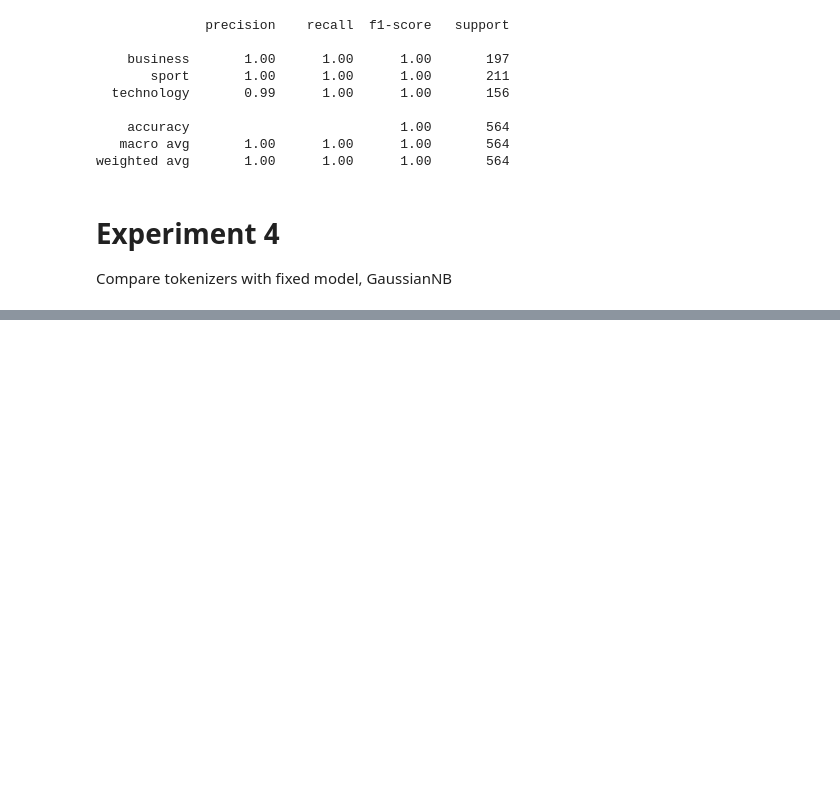
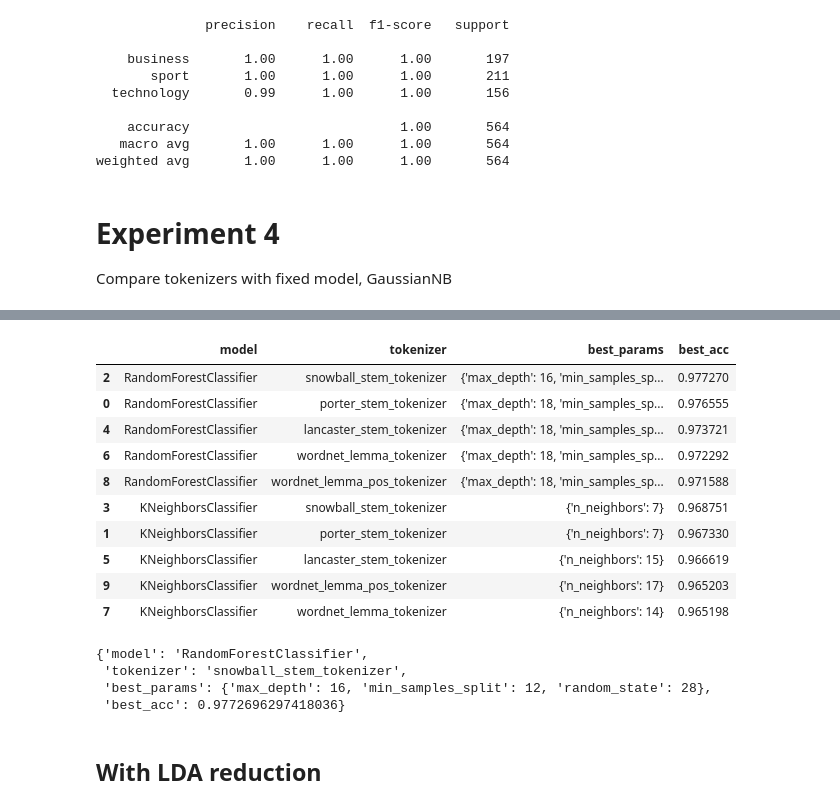
Before and after one commit to tjthanapat/ds4biz-assignment-2, a Jupyter notebook: Task 1 - News Classification/Ja'sLab.ipynb, the cells around one changed output, grey strips where cells are left out. Cells and saved outputs as stored; diff of their text form; code cells hidden in the pictures; blank space fills up the shorter version.

```diff
--- a/Task 1 - News Classification/Ja'sLab.ipynb
+++ b/Task 1 - News Classification/Ja'sLab.ipynb
@@ -34,3 +34,4 @@ raw_df
 1408 rows × 2 columns
 # %%
 raw_docs = raw_df['content']
+targets = raw_df['category']
@@ -420,0 +515,10 @@ results_df.sort_values(by=['test_acc'], ascending=False)
+# %%
+from sklearn.model_selection import GridSearchCV
+
+def parameter_tuning(model, params, X, y):
+  # 5 fold, n_jobs=-1 (use all core of processors)
+  clf = GridSearchCV(model, params, cv=5, n_jobs=-1, verbose=1)
+  result = clf.fit(X, y)
+  best_params = result.best_params_
+  best_acc = result.best_score_
+  return best_params, best_acc
@@ -420,0 +550,30 @@ results_df.sort_values(by=['test_acc'], ascending=False)
+# %%
+results = {
+  'model': list(),
+  'tokenizer': list(),
+  'best_params': list(),
+  'best_acc': list()
+}
+
+for tokenizer in tokenizers:
+  X, y = text_preprocess(tokenizer=tokenizer,
+    raw_documents=raw_docs, targets=targets, vectorizer_min_df=.01)
+
+  for model in models:
+    model_name = str(model['model'])[:-2]
+    tokenizer_name = tokenizer.__name__
+
+    print(f'Searching params for {model_name} using {tokenizer_name}')
+
+    best_params, best_acc = parameter_tuning(model['model'],
+      model['params'], X, y)
+
+    print(f'Found best params: {best_params} with accuracy {best_acc}')
+
+    results['model'].append(model_name)
+    results['tokenizer'].append(tokenizer_name)
+    results['best_params'].append(best_params)
+    results['best_acc'].append(best_acc)
+    print('-'*10)
+
+results_without_lda = results
@@ -420,0 +598,24 @@ results_df.sort_values(by=['test_acc'], ascending=False)
+# %%
+results_df = pd.DataFrame(results_without_lda)
+results_df.sort_values(by=['best_acc'], ascending=False)
+# %% [output]
+|  | model | tokenizer | best_params | best_acc |
+| 2 | RandomForestClassifier | snowball_stem_tokenizer | {'max_depth': 16, 'min_samples_sp... | 0.977270 |
+| 0 | RandomForestClassifier | porter_stem_tokenizer | {'max_depth': 18, 'min_samples_sp... | 0.976555 |
+| 4 | RandomForestClassifier | lancaster_stem_tokenizer | {'max_depth': 18, 'min_samples_sp... | 0.973721 |
+| 6 | RandomForestClassifier | wordnet_lemma_tokenizer | {'max_depth': 18, 'min_samples_sp... | 0.972292 |
+| 8 | RandomForestClassifier | wordnet_lemma_pos_tokenizer | {'max_depth': 18, 'min_samples_sp... | 0.971588 |
+| 3 | KNeighborsClassifier | snowball_stem_tokenizer | {'n_neighbors': 7} | 0.968751 |
+| 1 | KNeighborsClassifier | porter_stem_tokenizer | {'n_neighbors': 7} | 0.967330 |
+| 5 | KNeighborsClassifier | lancaster_stem_tokenizer | {'n_neighbors': 15} | 0.966619 |
+| 9 | KNeighborsClassifier | wordnet_lemma_pos_tokenizer | {'n_neighbors': 17} | 0.965203 |
+| 7 | KNeighborsClassifier | wordnet_lemma_tokenizer | {'n_neighbors': 14} | 0.965198 |
+# %%
+results_df.loc[2].to_dict()
+# %% [output]
+{'model': 'RandomForestClassifier',
+ 'tokenizer': 'snowball_stem_tokenizer',
+ 'best_params': {'max_depth': 16, 'min_samples_split': 12, 'random_state': 28},
+ 'best_acc': 0.9772696297418036}
+# %% [markdown]
+## With LDA reduction
```
Also changed, not shown: parts of 32 cells of this notebook.
